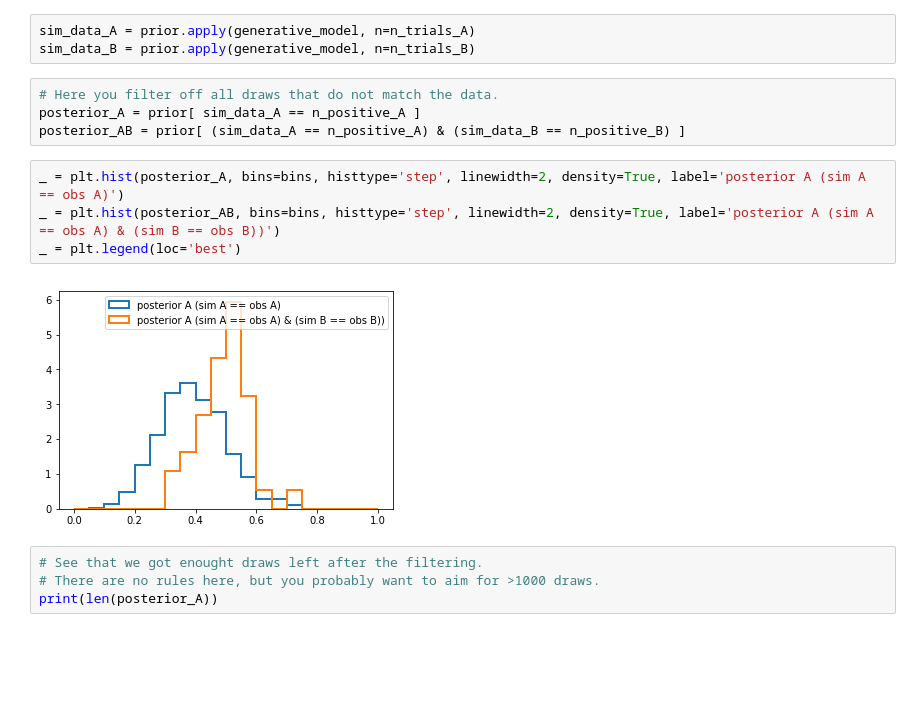
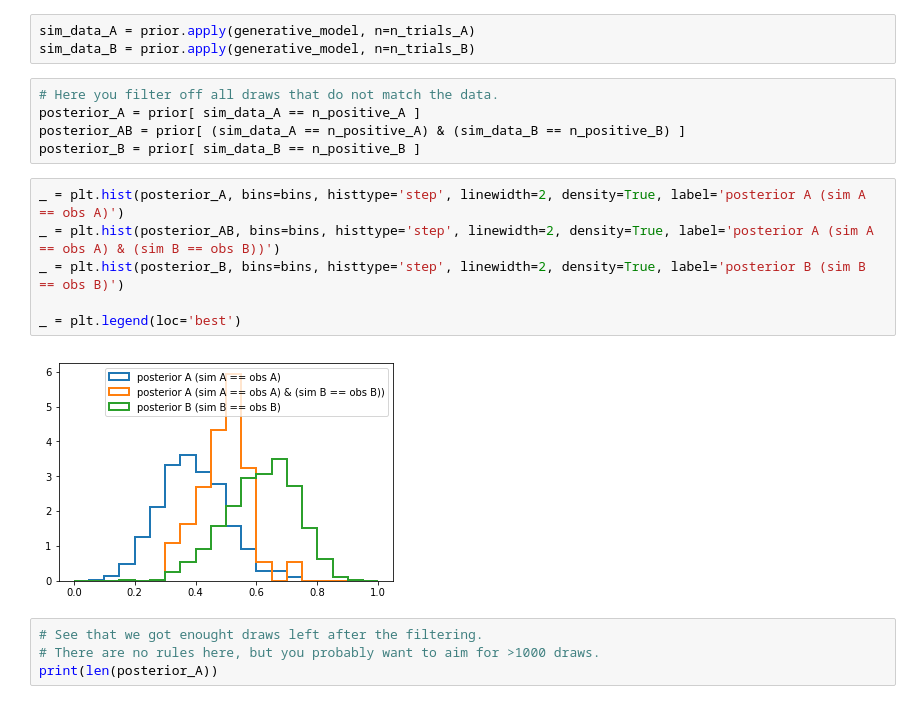
Before and after one commit to francescolosterzo/bayesianprobabilitiesworkshop, a Jupyter notebook: Exercise 1.ipynb, the cells around one changed output. Drawn from its saved outputs; the diff is of its cells as text; blank space fills up the shorter version.

```diff
--- a/Exercise 1.ipynb
+++ b/Exercise 1.ipynb
@@ -57,12 +57,15 @@ sim_data_B = prior.apply(generative_model, n=n_trials_B)
 # Here you filter off all draws that do not match the data.
 posterior_A = prior[ sim_data_A == n_positive_A ]
 posterior_AB = prior[ (sim_data_A == n_positive_A) & (sim_data_B == n_positive_B) ]
+posterior_B = prior[ sim_data_B == n_positive_B ]
 # %%
 _ = plt.hist(posterior_A, bins=bins, histtype='step', linewidth=2, density=True, label='posterior A (sim A == obs A)')
 _ = plt.hist(posterior_AB, bins=bins, histtype='step', linewidth=2, density=True, label='posterior A (sim A == obs A) & (sim B == obs B))')
+_ = plt.hist(posterior_B, bins=bins, histtype='step', linewidth=2, density=True, label='posterior B (sim B == obs B)')
+
 _ = plt.legend(loc='best')
 # %% [output]
-[figure, old version]
+[figure, new version]
 # %%
 # See that we got enought draws left after the filtering.
 # There are no rules here, but you probably want to aim for >1000 draws.
```
Also changed, not shown: 1 other file.
